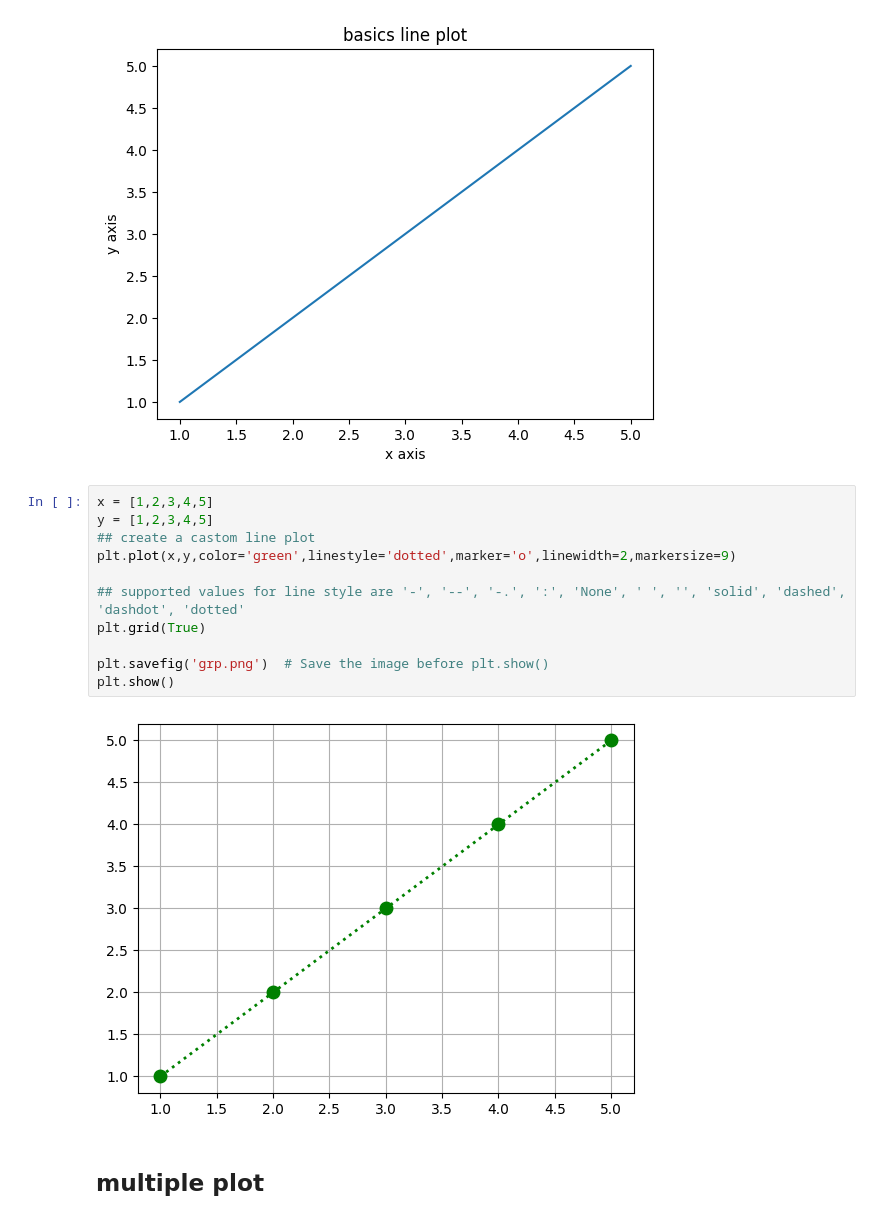
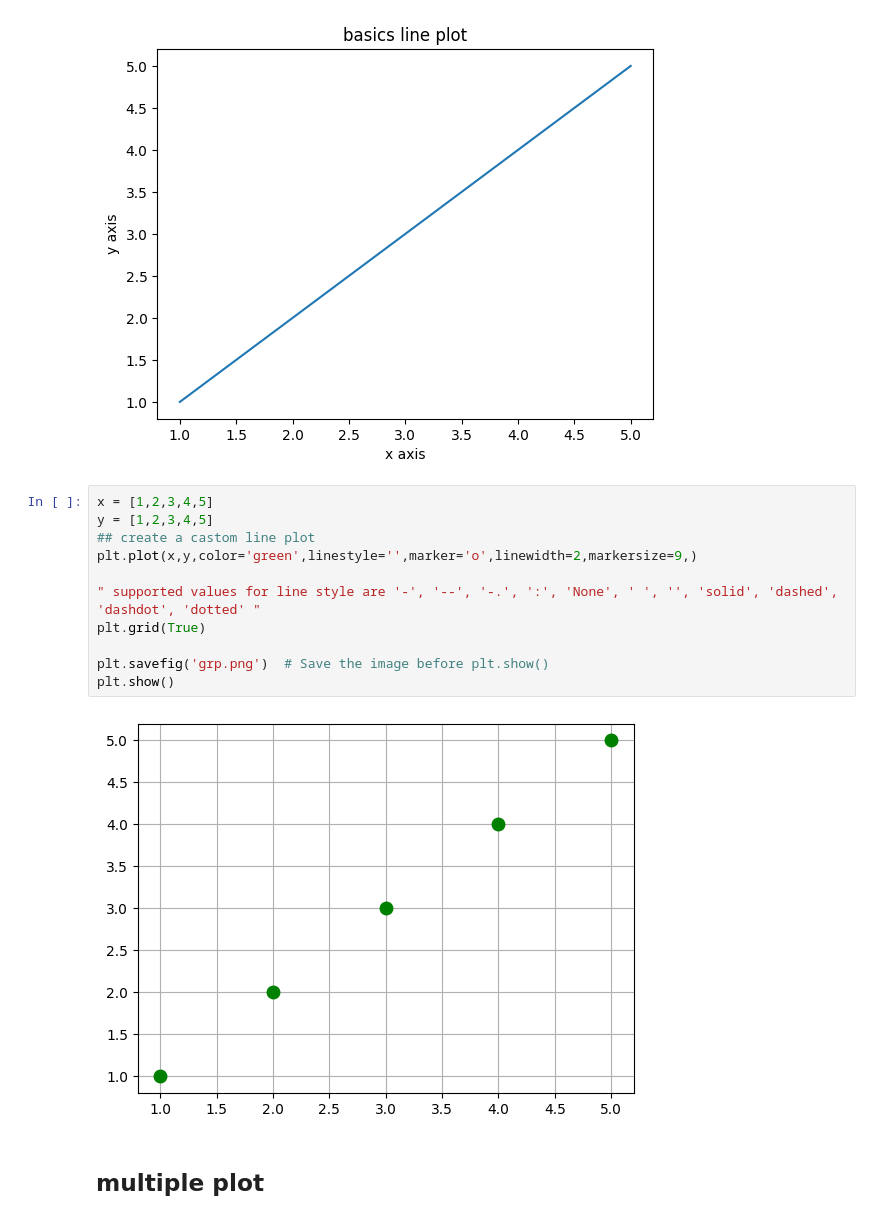
Before and after one commit to suvancodes/AI_ML_now, a Jupyter notebook: 11data_analysis/5My_ Matplotlib.ipynb, the cells around one changed output. Drawn from its saved outputs; the diff is of its cells as text.

```diff
--- a/11data_analysis/5My_ Matplotlib.ipynb
+++ b/11data_analysis/5My_ Matplotlib.ipynb
@@ -41,16 +38,16 @@ plt.show()
 # %%
 x = [1,2,3,4,5]
 y = [1,2,3,4,5]
 ## create a castom line plot
-plt.plot(x,y,color='green',linestyle='dotted',marker='o',linewidth=2,markersize=9)
+plt.plot(x,y,color='green',linestyle='',marker='o',linewidth=2,markersize=9,)
 
-## supported values for line style are '-', '--', '-.', ':', 'None', ' ', '', 'solid', 'dashed', 'dashdot', 'dotted'
+" supported values for line style are '-', '--', '-.', ':', 'None', ' ', '', 'solid', 'dashed', 'dashdot', 'dotted' "
 plt.grid(True)
 
 plt.savefig('grp.png')  # Save the image before plt.show()
 plt.show()
 # %% [output]
-[figure, old version]
+[figure, new version]
 # %% [markdown]
 ## multiple plot
 # %%
```
Also changed, not shown: parts of 3 cells of this notebook, 17 other files.
